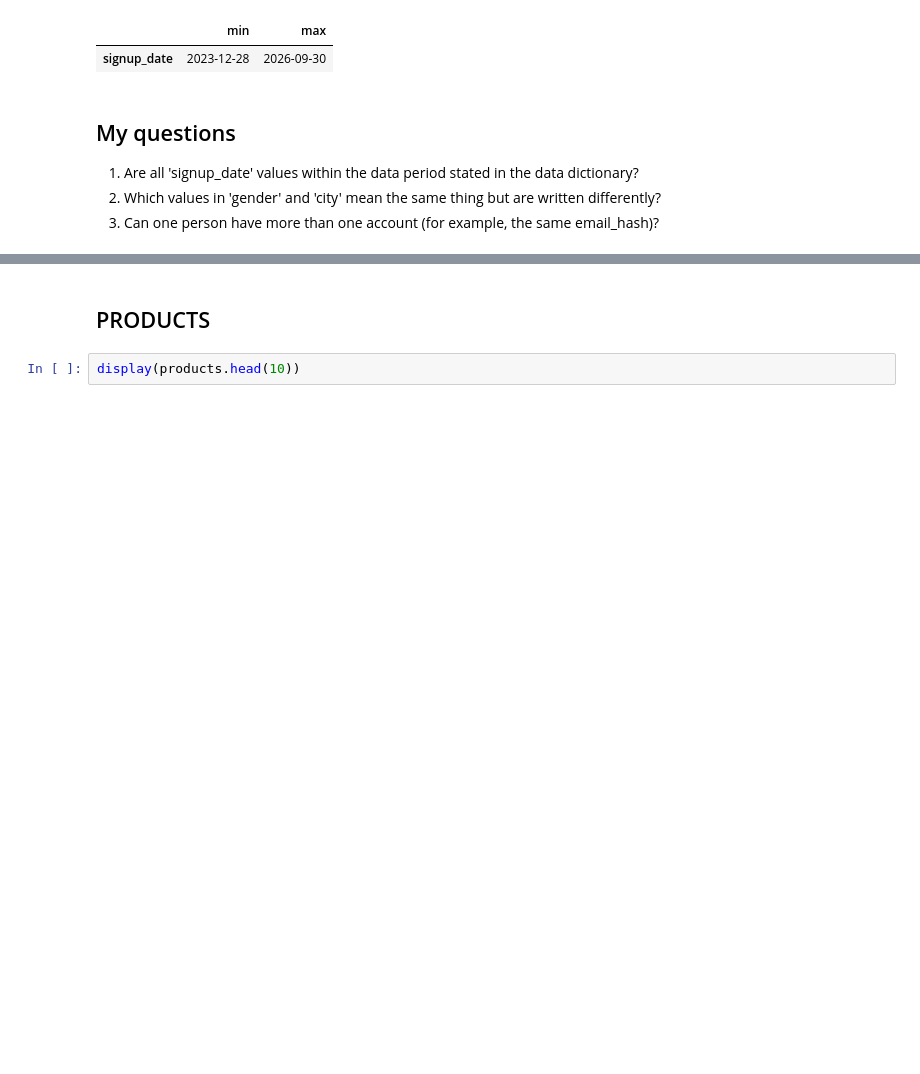
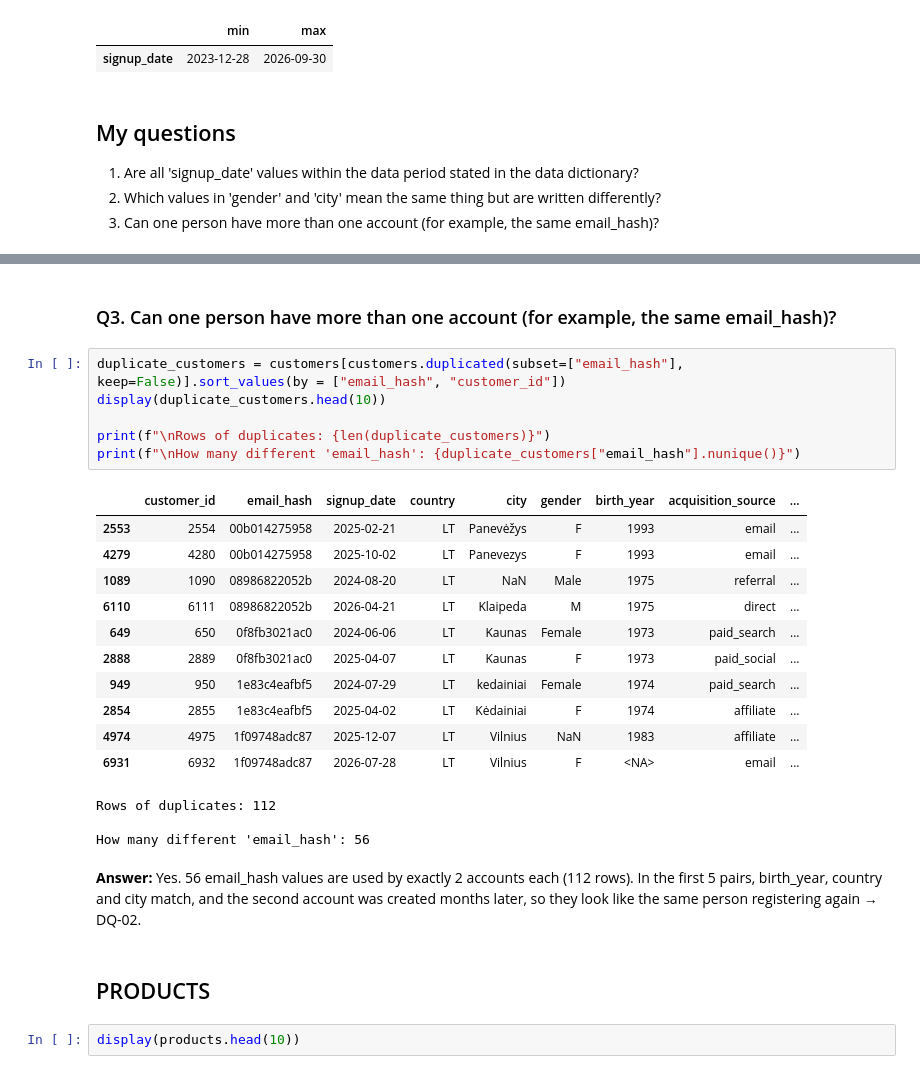
Before and after one commit to egidijus-zilis/ecommerce-analysis, a Jupyter notebook: notebooks/01_profiling.ipynb, the cells around one changed output, grey strips where cells are left out. Saved outputs shown, nothing was run; the diff lists cells and outputs as text; blank space fills up the shorter version.

```diff
--- a/notebooks/01_profiling.ipynb
+++ b/notebooks/01_profiling.ipynb
@@ -142,3 +194,28 @@ How many fully duplicated rows? 0
+# %% [markdown]
+### Q3. Can one person have more than one account (for example, the same email_hash)?
+# %%
+duplicate_customers = customers[customers.duplicated(subset=["email_hash"], keep=False)].sort_values(by = ["email_hash", "customer_id"])
+display(duplicate_customers.head(10))
+
+print(f"\nRows of duplicates: {len(duplicate_customers)}")
+print(f"\nHow many different 'email_hash': {duplicate_customers["email_hash"].nunique()}")
+# %% [output]
+|  | customer_id | email_hash | signup_date | country | city | gender | birth_year | acquisition_source | ... |
+| 2553 | 2554 | 00b014275958 | 2025-02-21 | LT | Panevėžys | F | 1993 | email | ... |
+| 4279 | 4280 | 00b014275958 | 2025-10-02 | LT | Panevezys | F | 1993 | email | ... |
+| 1089 | 1090 | 08986822052b | 2024-08-20 | LT | NaN | Male | 1975 | referral | ... |
+| 6110 | 6111 | 08986822052b | 2026-04-21 | LT | Klaipeda | M | 1975 | direct | ... |
+| 649 | 650 | 0f8fb3021ac0 | 2024-06-06 | LT | Kaunas | Female | 1973 | paid_search | ... |
+| 2888 | 2889 | 0f8fb3021ac0 | 2025-04-07 | LT | Kaunas | F | 1973 | paid_social | ... |
+| 949 | 950 | 1e83c4eafbf5 | 2024-07-29 | LT | kedainiai | Female | 1974 | paid_search | ... |
+| 2854 | 2855 | 1e83c4eafbf5 | 2025-04-02 | LT | Kėdainiai | F | 1974 | affiliate | ... |
+| 4974 | 4975 | 1f09748adc87 | 2025-12-07 | LT | Vilnius | NaN | 1983 | affiliate | ... |
+| 6931 | 6932 | 1f09748adc87 | 2026-07-28 | LT | Vilnius | F | <NA> | email | ... |
+Rows of duplicates: 112
+
+How many different 'email_hash': 56
+# %% [markdown]
+**Answer:** Yes. 56 email_hash values are used by exactly 2 accounts each (112 rows). In the first 5 pairs, birth_year, country and city match, and the second account was created months later, so they look like the same person registering again → DQ-02.
 # %% [markdown]
 ## PRODUCTS
 # %%
```
Also changed, not shown: parts of 29 cells of this notebook, 1 other file.
